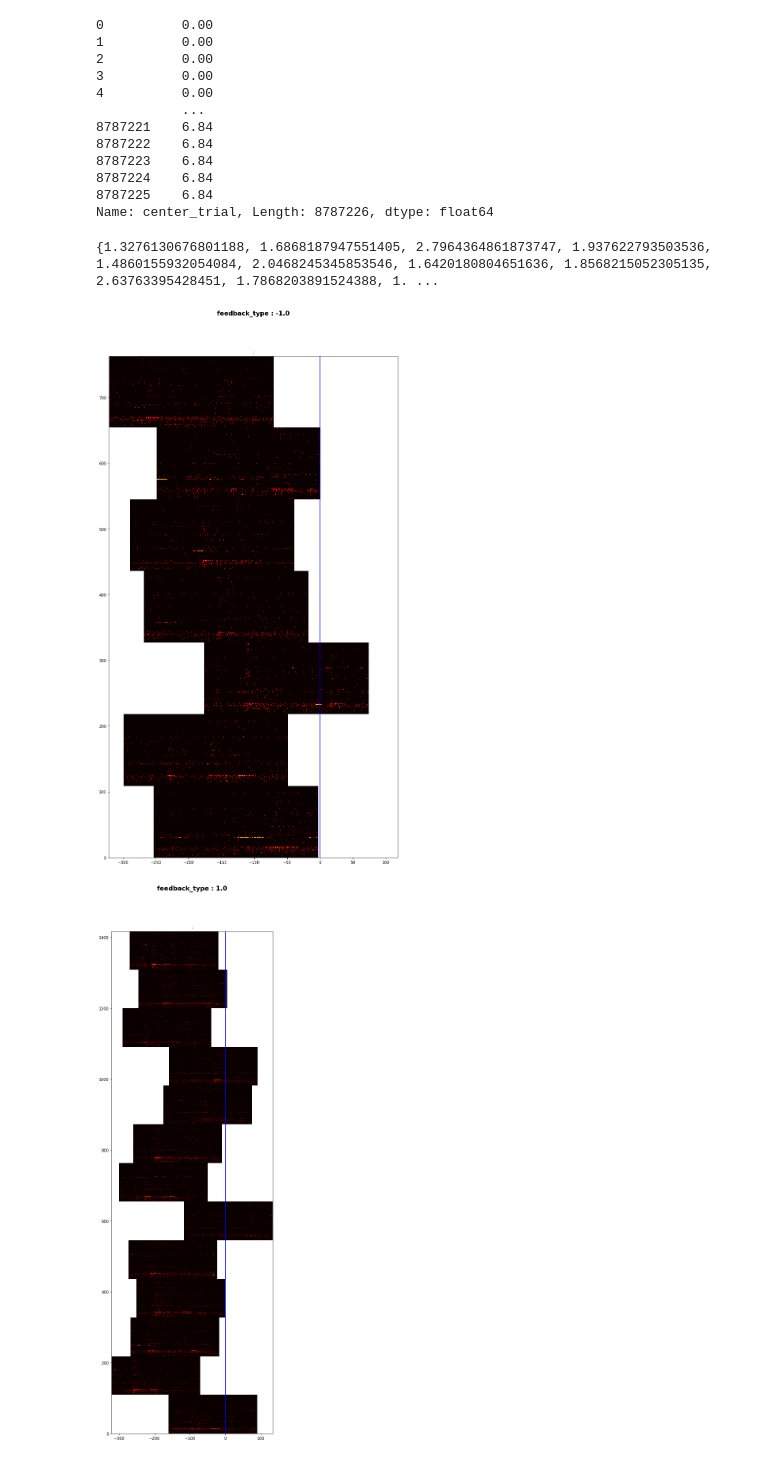
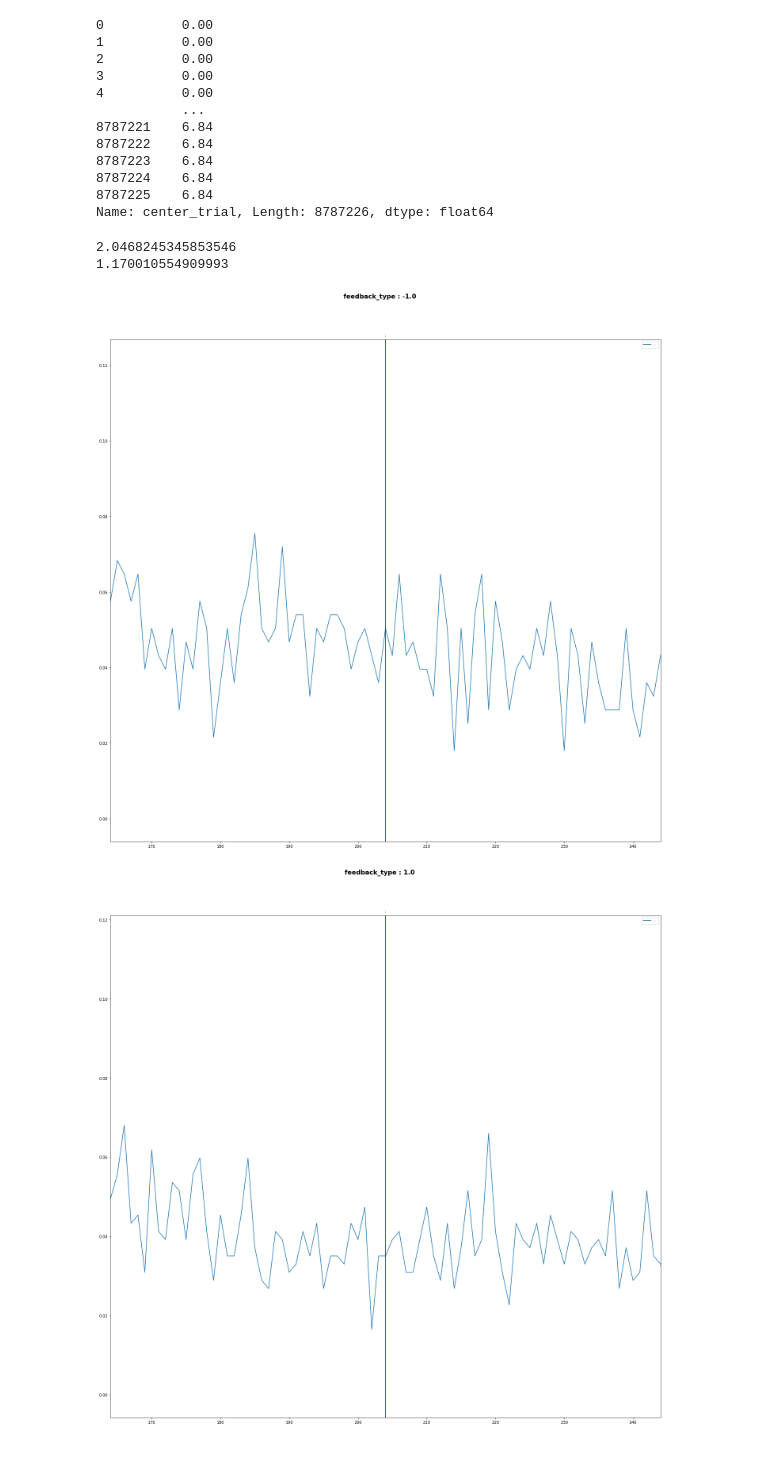
Before and after one commit to jordanlei/neuromatch-project, a Jupyter notebook: Spikes Processing.ipynb, the cells around one changed output. Cells and saved outputs as stored; diff of their text form; code cells hidden in the pictures.

```diff
--- a/Spikes Processing.ipynb
+++ b/Spikes Processing.ipynb
@@ -110,7 +110,9 @@ def centered_plots(df,plot:str='sta',center:str = '',by:str = '',fig:str = '', s
 
     df[center] = df[center] + 0.5
     df = df[df[center] < 2.5]
-    print(set(df[center]))
+
+    print(max(df[center]))
+    print(min(df[center]))
 
     if sort is not None:
         if sort == 'spike_count':
@@ -180,8 +182,8 @@ def centered_plots(df,plot:str='sta',center:str = '',by:str = '',fig:str = '', s
                 elif plot == 'sta':
                     plt.plot(np.nanmean(centered_array,axis=0),label = "%s: %s"%(by, by_val))
                     plt.axvline(x=max_val,color=color)
-                    plt.xlim([0,centered_array.shape[1]])
-#                   plt.xlim([max_center_val-50,max_center_val+50])
+#                     plt.xlim([0,centered_array.shape[1]])
+                    plt.xlim([max_center_val-40,max_center_val+40])
                     plt.legend()
                 else:
                     print('Plot type not supported. Use "heatmap" or "sta"')
@@ -212,14 +214,15 @@ Name: center_trial, Length: 8787226, dtype: float64
 # %%
 # Define your Filter
 f = {"region": ["ACA"],"session": [0],"trial": np.arange(20)}
-plot = 'heatmap'
+plot = 'sta'
 spike_center = 'feedback_time'
 subplots= ''
 figures = 'feedback_type'
 
 # Plot
-centered_plots(df,plot=plot,center=spike_center,fig=figures,sub=subplots,filter_=f, sort = None)
+centered_plots(df,plot=plot,center=spike_center,fig=figures,sub=subplots,filter_=f)
 # %% [output]
-{1.3276130676801188, 1.6868187947551405, 2.7964364861873747, 1.937622793503536, 1.4860155932054084, 2.0468245345853546, 1.6420180804651636, 1.8568215052305135, 2.63763395428451, 1.7868203891524388, 1. ...
+2.0468245345853546
+1.170010554909993
-[figure, old version]
+[figure, new version]
-[figure, old version]
+[figure, new version]
```
Also changed, not shown: parts of 1 cell of this notebook, 1 other file.
